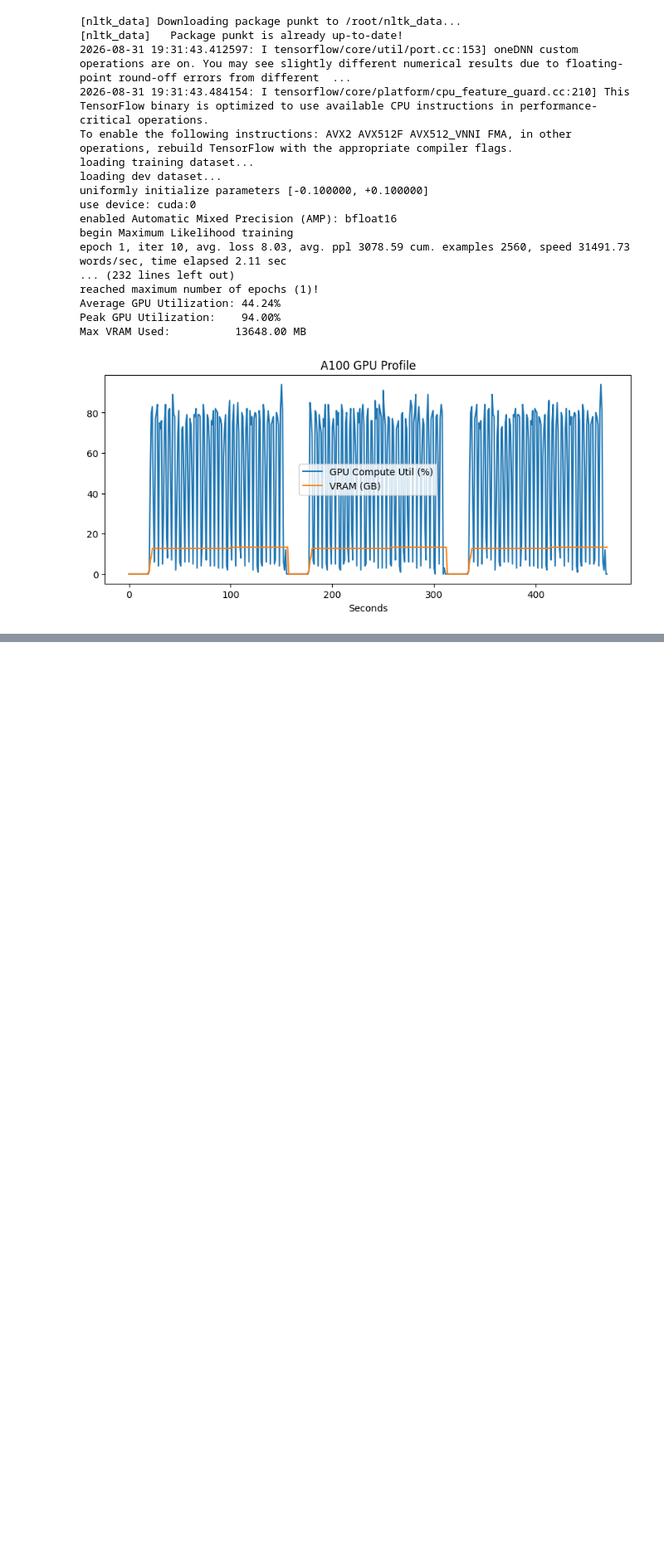
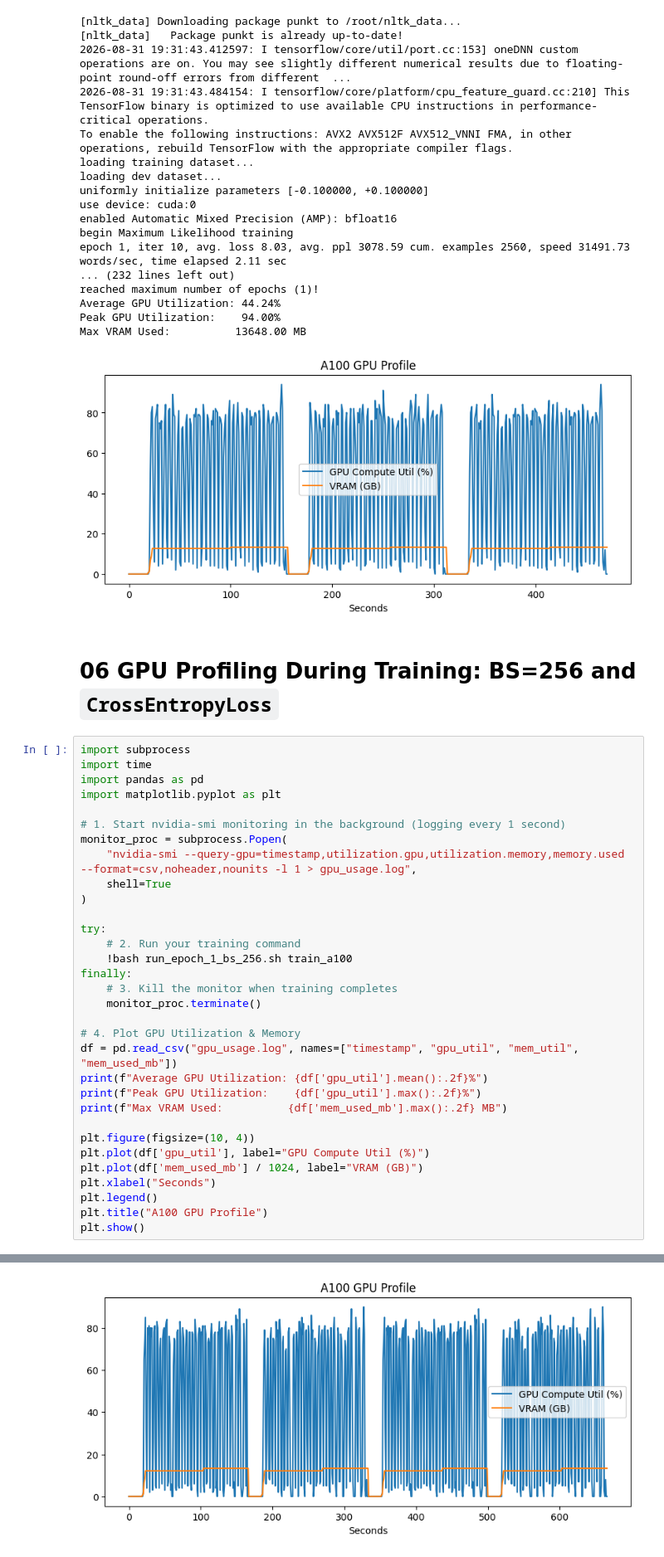
Before and after one commit to ilyarudyak/CS224N-NLP-with-DL-2024, a Jupyter notebook: 02-assignments/2024/assignment-3-v2/03_experiments_colab_v2.ipynb, the cells around one changed output, grey strips where cells are left out. Shown at 83% size. Cells and saved outputs as stored; diff of their text form; blank space fills up the shorter version.

```diff
--- a/02-assignments/2024/assignment-3-v2/03_experiments_colab_v2.ipynb
+++ b/02-assignments/2024/assignment-3-v2/03_experiments_colab_v2.ipynb
@@ -405,3 +405,38 @@ Average GPU Utilization: 44.24%
 Peak GPU Utilization:    94.00%
 Max VRAM Used:          13648.00 MB
 [figure]
+# %% [markdown]
+# 06 GPU Profiling During Training: BS=256 and `CrossEntropyLoss`
+# %%
+import subprocess
+import time
+import pandas as pd
+import matplotlib.pyplot as plt
+
+# 1. Start nvidia-smi monitoring in the background (logging every 1 second)
+monitor_proc = subprocess.Popen(
+    "nvidia-smi --query-gpu=timestamp,utilization.gpu,utilization.memory,memory.used --format=csv,noheader,nounits -l 1 > gpu_usage.log",
+    shell=True
+)
+
+try:
+    # 2. Run your training command
+    !bash run_epoch_1_bs_256.sh train_a100
+finally:
+    # 3. Kill the monitor when training completes
+    monitor_proc.terminate()
+
+# 4. Plot GPU Utilization & Memory
+df = pd.read_csv("gpu_usage.log", names=["timestamp", "gpu_util", "mem_util", "mem_used_mb"])
+print(f"Average GPU Utilization: {df['gpu_util'].mean():.2f}%")
+print(f"Peak GPU Utilization:    {df['gpu_util'].max():.2f}%")
+print(f"Max VRAM Used:          {df['mem_used_mb'].max():.2f} MB")
+
+plt.figure(figsize=(10, 4))
+plt.plot(df['gpu_util'], label="GPU Compute Util (%)")
+plt.plot(df['mem_used_mb'] / 1024, label="VRAM (GB)")
+plt.xlabel("Seconds")
+plt.legend()
+plt.title("A100 GPU Profile")
+plt.show()
+# %% [output]
@@ -407,0 +460 @@ Max VRAM Used:          13648.00 MB
+[figure, added]
```
Also changed, not shown: parts of 2 cells of this notebook, 1 other file.
